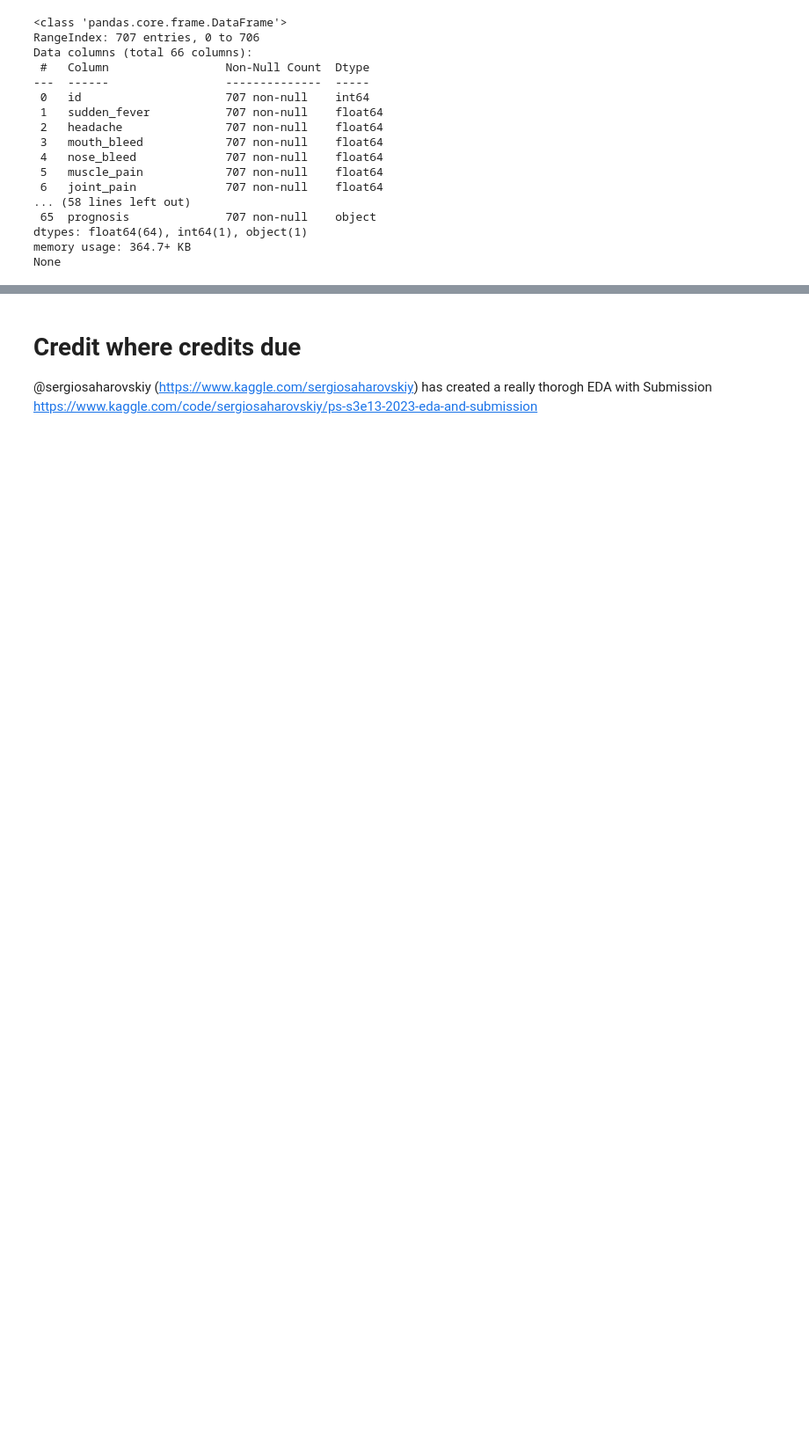
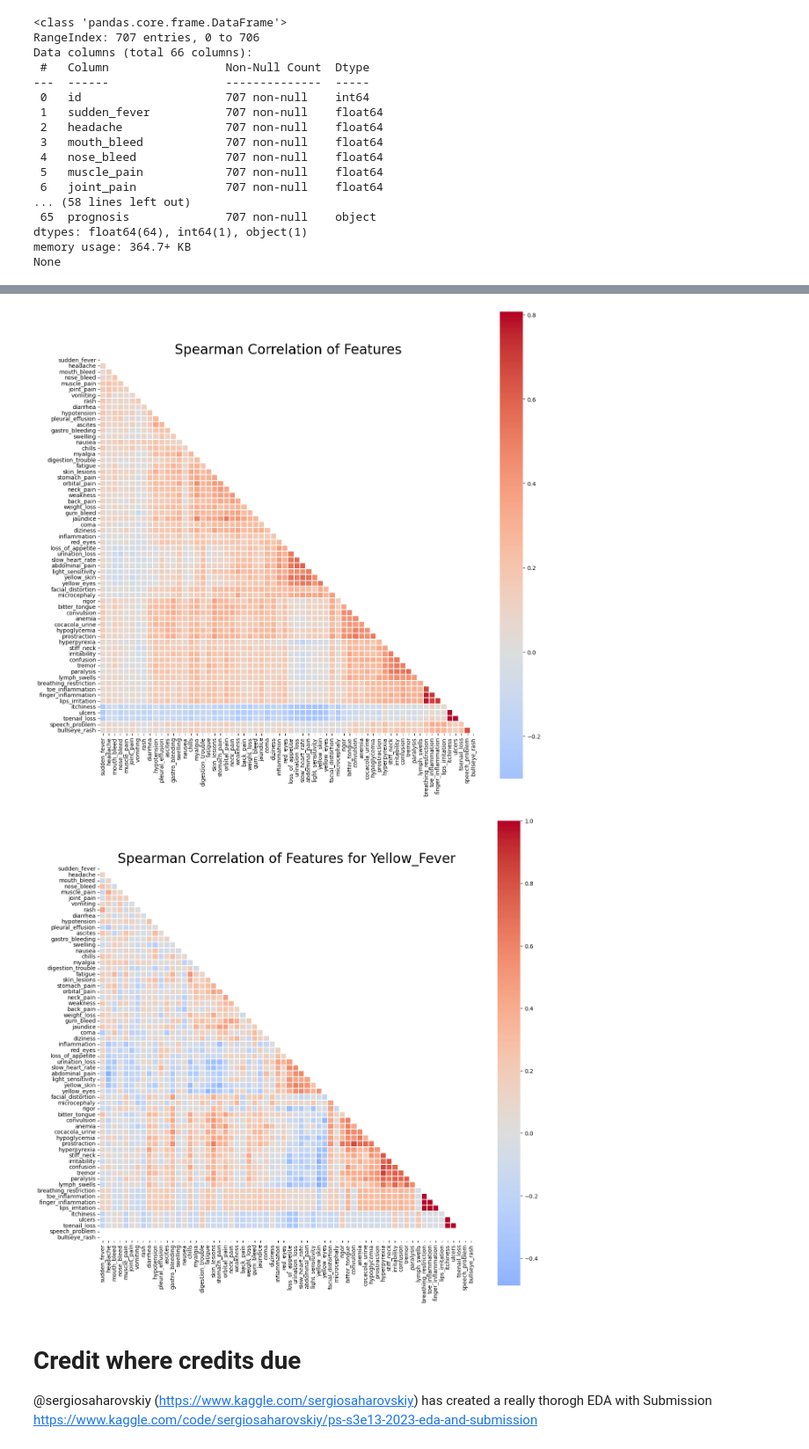
Before and after one commit to davidcoxon/Kaggle, a Jupyter notebook: visualising-playground-3-data.ipynb, the cells around one changed output, grey strips where cells are left out. Shown at 88% size. Cells and saved outputs as stored; diff of their text form; code cells hidden in the pictures; blank space fills up the shorter version.

```diff
--- a/visualising-playground-3-data.ipynb
+++ b/visualising-playground-3-data.ipynb
@@ -164,3 +282,45 @@ Generally the distribution of the data in the test dataset reflects the distribu
+# %%
+features = (train_df.columns)[1:-1] #select columns to be used
+correlation_matrix = train_df[features].corr(method="spearman") #create correlation matrix
+
+# create heatmap
+f, ax = plt.subplots(figsize=(15, 15))
+ax = sns.heatmap(
+    correlation_matrix,
+    mask=np.triu(np.ones_like(correlation_matrix, dtype=bool)),
+    cmap=sns.color_palette("coolwarm", as_cmap=True),
+    center=0,
+    square=True,
+    linewidths=.1,
+    cbar=True,
+    ax=ax,
+    annot=False,
+)
+ax = ax.set_title("Spearman Correlation of Features", fontsize=24)
+
+
+disease="Yellow_Fever"#input('Print enter name of disease you are interested in') or "Maleria"
+disease_df = (train_df[train_df['prognosis']==disease]) #    mdailypowerdf1=mdailypowerdf[mdailypowerdf['Weekday']==int(filterday)]
+
+correlation_matrix = disease_df[features].corr(method="spearman") #create correlation matrix
+# create heatmap
+f, ax = plt.subplots(figsize=(15, 15))
+ax = sns.heatmap(
+    correlation_matrix,
+    mask=np.triu(np.ones_like(correlation_matrix, dtype=bool)),
+    cmap=sns.color_palette("coolwarm", as_cmap=True),
+    center=0,
+    square=True,
+    linewidths=.1,
+    cbar=True,
+    ax=ax,
+    annot=False,
+)
+title=str("Spearman Correlation of Features for " + disease)
+ax = ax.set_title(title, fontsize=24)
+# %% [output]
+[figure, added]
+[figure, added]
 # %% [markdown]
 # Credit where credits due
 
```
Also changed, not shown: parts of 11 cells of this notebook.
